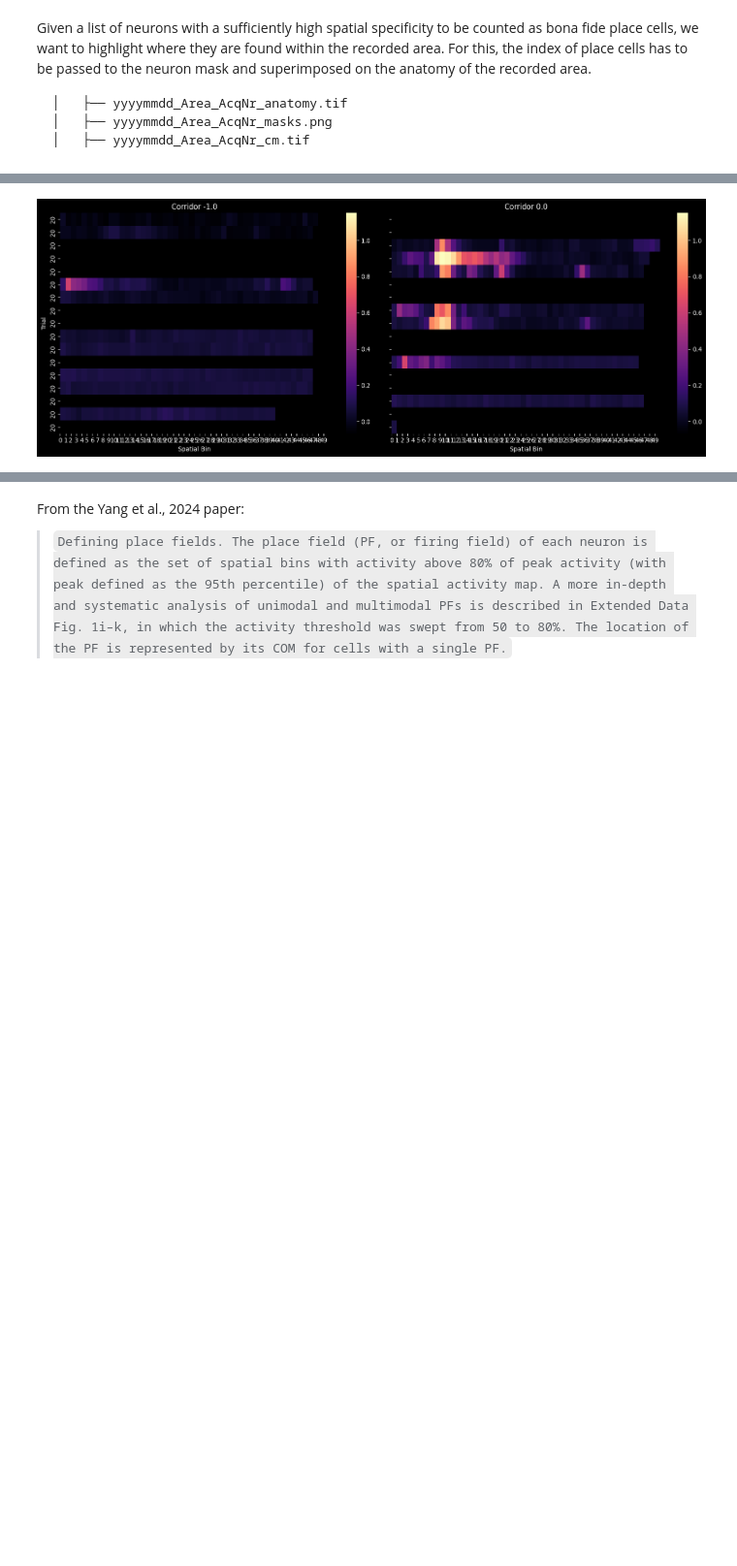
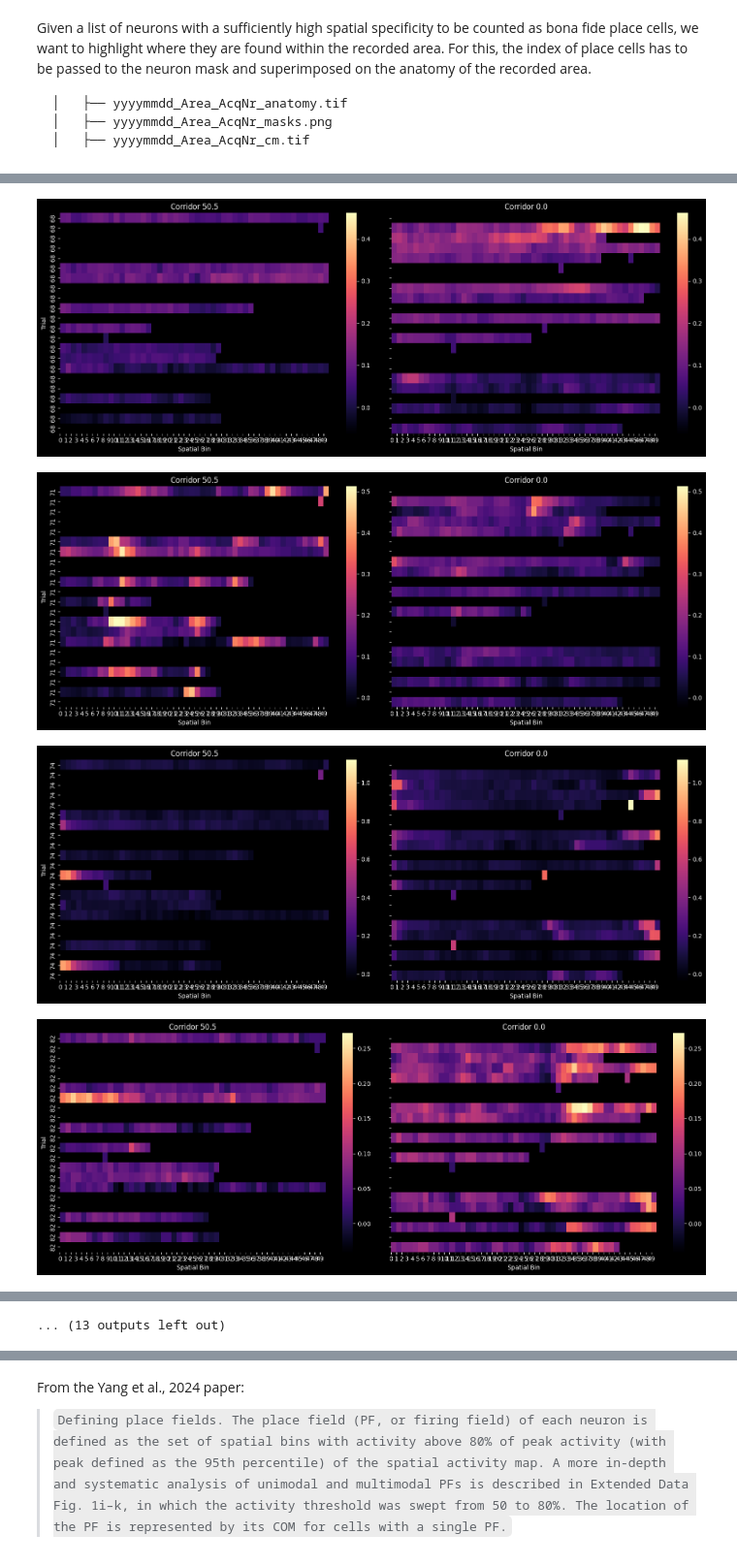
Before and after one commit to Anneser/SpatialInformation, a Jupyter notebook: scripts/02_SpatialInformationCoding.ipynb, the cells around one changed output, grey strips where cells are left out. Shown at 97% size. Cells and saved outputs as stored; diff of their text form; code cells hidden in the pictures; blank space fills up the shorter version.

```diff
--- a/scripts/02_SpatialInformationCoding.ipynb
+++ b/scripts/02_SpatialInformationCoding.ipynb
@@ -64,5 +64,8 @@ dff, bh = si.load_data(Path('..\\data\\processed_datasets\\20250722_Dc_2\\'))
 bh.columns = ['timestamp', 'trial', 'trial index', 'X', 'Y', 'velocity',
        'tail tracking framecount']
 
-dff = dff[0:38000]
-bh = bh[0:38000]
+# inspect data:
+plt.figure(figsize=(10,20))
+for i in range(30):
+    plt.plot(bh["timestamp"],dff.iloc[:,i]+i*1.2)
+plt.plot(bh["timestamp"],bh["Y"]-2.5)
@@ -86,5 +96,6 @@ array([18, 20, 23, 30, 37, 45, 47, 59, 64, 71, 136, 144, 152, 187, 188],
 # %%
-dff, bh = si.load_data(Path('..\\data\\processed_datasets\\20250722_Dc_2\\'))
+# execute this cell for older datasets (preceding 2025/07)
+dff, bh = si.load_data(Path('..\\data\\processed_datasets\\20241203_Dc\\'))
 bh = si.remove_interpolated_values(bh, n_corr=2)
 time_per_bin, summed_traces, _ = si.binning(dff, bh)
 avg_act_mtx = si.avg_activity(time_per_bin, summed_traces)
@@ -180,16 +199,25 @@ array([18, 20, 23, 30, 36, 37, 45, 47, 59,61, 71, 86, 117, 118, 119, 120, 138, 1
 # %%
-#bh = si.add_trial_column(bh)
+bh = si.add_trial_column(bh)
 #trials_over_time(0, dff, bh, n_bins=30, export_figure=True) single field: # 6, 8, 18, 20, 45, 59, 81, 106,
 # 112, 210, 232, 254, 275, 278, 292, 301
 # different fields in corridors: 42, 99
 # different fields: 179
 # fading field: 204, 211, 311, 318, 337, 346
-# kinda similar fields: 285, 320
-si.trials_over_time_figure(20,dff, bh, n_bins=50, cmap="magma", export_figure=False)
+# kinda similar fields: 285, 32016, 17, 55, 66, 74, 128, 135, 0, 2, 14, 15, 18
+index = [68, 71, 74, 82, 90, 92, 103, 117, 118, 121, 183, 220, 224, 232,
+       233, 236, 237, 238, 247, 264, 265, 266, 267, 268, 284]
+for i in index:
+    si.trials_over_time_figure(i,dff, bh, n_bins=50, cmap="magma", export_figure=False)
 
 
 
 # small fields 71, 74, 90, 92, 118, 121,
 # large fields 236, 238, 247, 266
+
+
+# 8, 15, 19, 30, 59, 60, 74, 82
 # %% [output]
-[figure, old version]
+[figure, new version]
+[figure, added]
+[figure, added]
+[figure, added]
@@ -196 +232,2 @@ si.trials_over_time_figure(20,dff, bh, n_bins=50, cmap="magma", export_figure=Fa
+... (13 outputs left out)
 # %%
```
Also changed, not shown: parts of 20 cells of this notebook, 4 other files.
